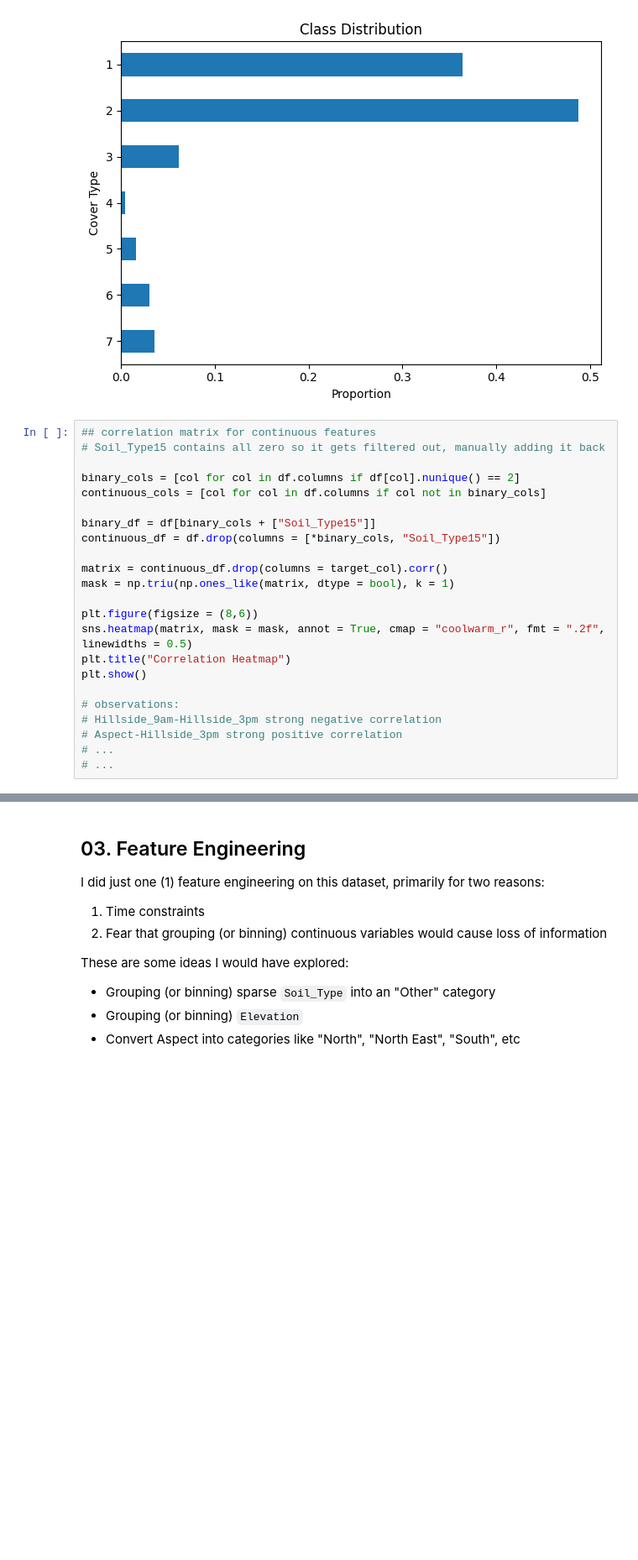
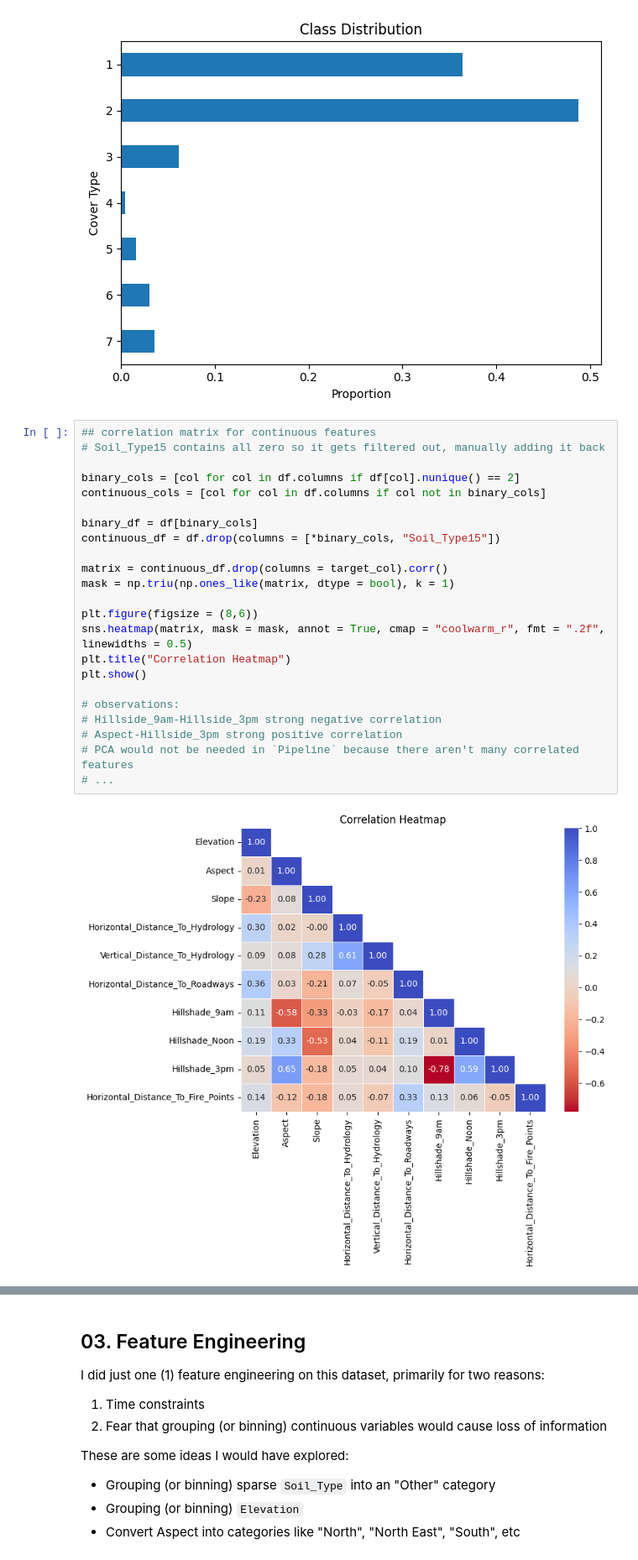
Before and after one commit to almonadavid/dsc-340-project-2, a Jupyter notebook: phase_two.ipynb, the cells around one changed output, grey strips where cells are left out. Shown at 84% size. Drawn from its saved outputs; the diff is of its cells as text; blank space fills up the shorter version.

```diff
--- a/phase_two.ipynb
+++ b/phase_two.ipynb
@@ -139,23 +145,25 @@ Class Distribution (Proportion):
 # %%
 ## correlation matrix for continuous features
 # Soil_Type15 contains all zero so it gets filtered out, manually adding it back
 
 binary_cols = [col for col in df.columns if df[col].nunique() == 2]
 continuous_cols = [col for col in df.columns if col not in binary_cols]
 
-binary_df = df[binary_cols + ["Soil_Type15"]]
+binary_df = df[binary_cols]
 continuous_df = df.drop(columns = [*binary_cols, "Soil_Type15"])
 
 matrix = continuous_df.drop(columns = target_col).corr()
 mask = np.triu(np.ones_like(matrix, dtype = bool), k = 1)
 
 plt.figure(figsize = (8,6))
 sns.heatmap(matrix, mask = mask, annot = True, cmap = "coolwarm_r", fmt = ".2f", linewidths = 0.5)
 plt.title("Correlation Heatmap")
 plt.show()
 
 # observations:
 # Hillside_9am-Hillside_3pm strong negative correlation
 # Aspect-Hillside_3pm strong positive correlation
+# PCA would not be needed in `Pipeline` because there aren't many correlated features
 # ...
-# ...
+# %% [output]
+[figure, added]
```
Also changed, not shown: parts of 29 cells of this notebook.
